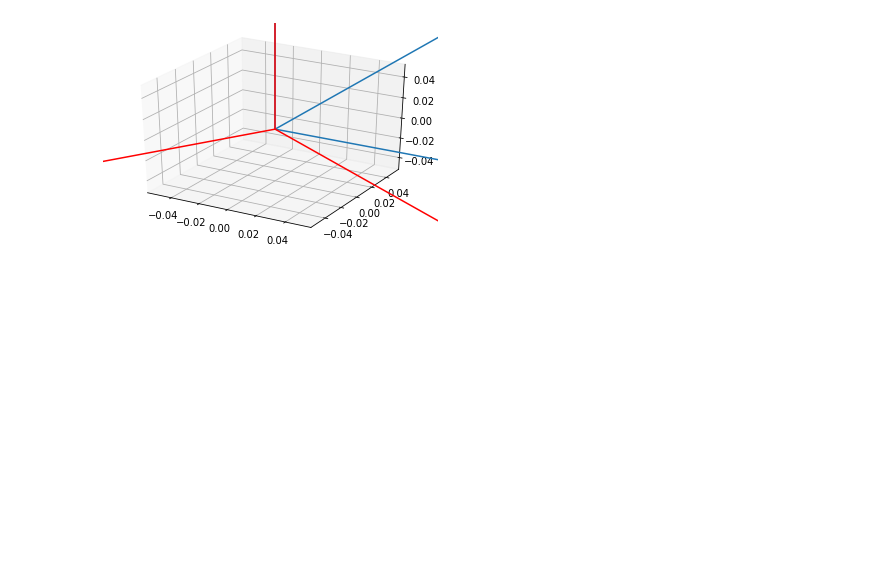
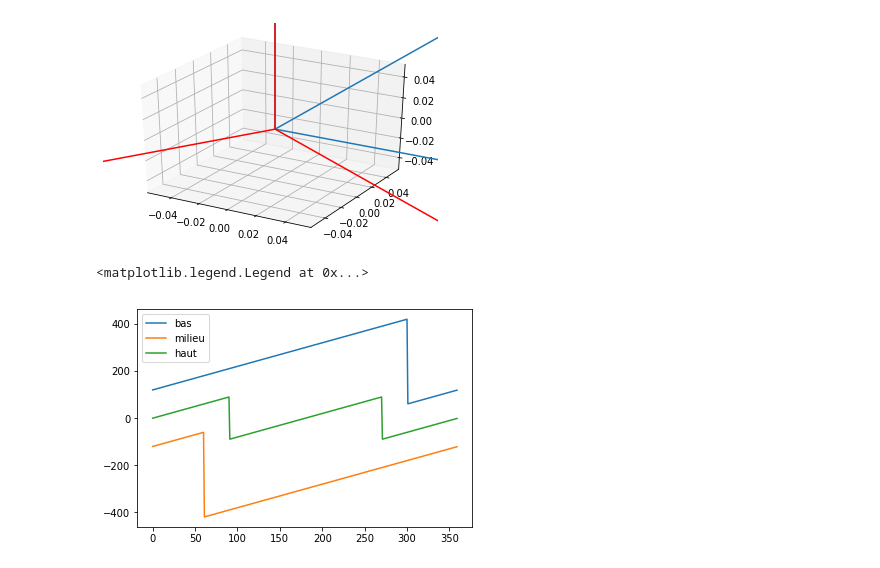
Before and after one commit to pollen-robotics/orbita, a Jupyter notebook: spherical_optimized.ipynb, the cells around one changed output. Saved outputs shown, nothing was run; the diff lists cells and outputs as text; code cells hidden in the pictures; blank space fills up the shorter version.

Commit message:
Add matplotlib graph to plot qi and see discontinuities

```diff
--- a/spherical_optimized.ipynb
+++ b/spherical_optimized.ipynb
@@ -114,7 +122,7 @@ def Q_angles(goal,beta=0):
 
     return [q11*180/pi,(q12*180/pi)-120,(q13*180/pi)+120]
 # %%
-r = Robot('/dev/cu.usbserial-DN03V2HP')
+r = Robot('/dev/cu.usbserial-DN05NM0L')
 
 
 ###########Setup############
@@ -179,7 +187,7 @@ centerTest = 10
 i=1
 t=0
 
-while t<10*2.0*math.pi: #TEST CIRCLE PARAMETRIC EQUATION:
+while t<5*2.0*math.pi: #TEST CIRCLE PARAMETRIC EQUATION:
     locus = np.array([Rtest*math.cos(t),Rtest*math.sin(t),centerTest])
     i=i+1
     t=t+math.pi/30.0
@@ -190,7 +198,7 @@ while t<10*2.0*math.pi: #TEST CIRCLE PARAMETRIC EQUATION:
     r.disk_middle.target_rot_position = Q[1]
     r.disk_bottom.target_rot_position = Q[2]
 
-    time.sleep(0.005)
+    time.sleep(0.001)
 # %%
 ##### Tracé de carré #####
 L = 5.
@@ -231,3 +239,29 @@ ax.quiver(X_,Y_,Z_,U,V,W,arrow_length_ratio=0.01,color='r')
 plt.show()
 # %% [output]
 [figure]
+# %%
+from matplotlib import pyplot as plt
+locus = [0,0,1]
+
+beta = []
+for i in range(360):
+    beta.append(i)
+
+bas = []
+milieu = []
+haut = []
+
+for _ in beta:
+
+    Q=Q_angles(locus,_)
+    haut.append(Q[0])
+    milieu.append(Q[1]-120)
+    bas.append(Q[2]+120)
+
+plt.plot(beta,bas, label='bas')
+plt.plot(beta,milieu, label='milieu')
+plt.plot(beta,haut, label='haut')
+plt.legend()
+# %% [output]
+<matplotlib.legend.Legend at 0x...>
+[figure, added]
```
Also changed, not shown: parts of 1 cell of this notebook.
